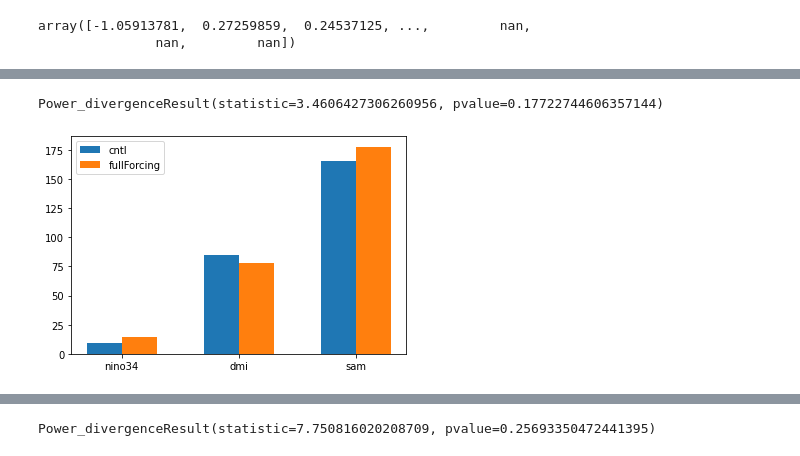
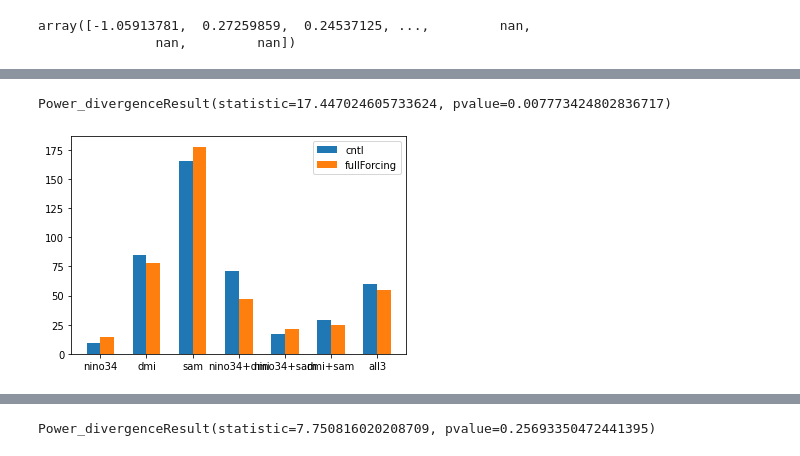
Before and after one commit to anton-seaice/compound, a Jupyter notebook: teleconnection/cesmControlvsForcings.ipynb, the cells around one changed output, grey strips where cells are left out. Cells and saved outputs as stored; diff of their text form; code cells hidden in the pictures.

```diff
--- a/teleconnection/cesmControlvsForcings.ipynb
+++ b/teleconnection/cesmControlvsForcings.ipynb
@@ -136,7 +146,7 @@ def chi2Event(xr, x):
 
     print( scipy.stats.chisquare(cntl, f_exp=fullForcing ) )
 # %%
-chi2Event(firePos, [*firePos.indeces]) #, *firePos.pairs, 'all3'])
+chi2Event(firePos, [*firePos.indeces, *firePos.pairs, 'all3'])
 # %% [output]
-Power_divergenceResult(statistic=3.4606427306260956, pvalue=0.17722744606357144)
+Power_divergenceResult(statistic=17.447024605733624, pvalue=0.007773424802836717)
-[figure, old version]
+[figure, new version]
```
Also changed, not shown: parts of 9 cells of this notebook, 3 other files.
